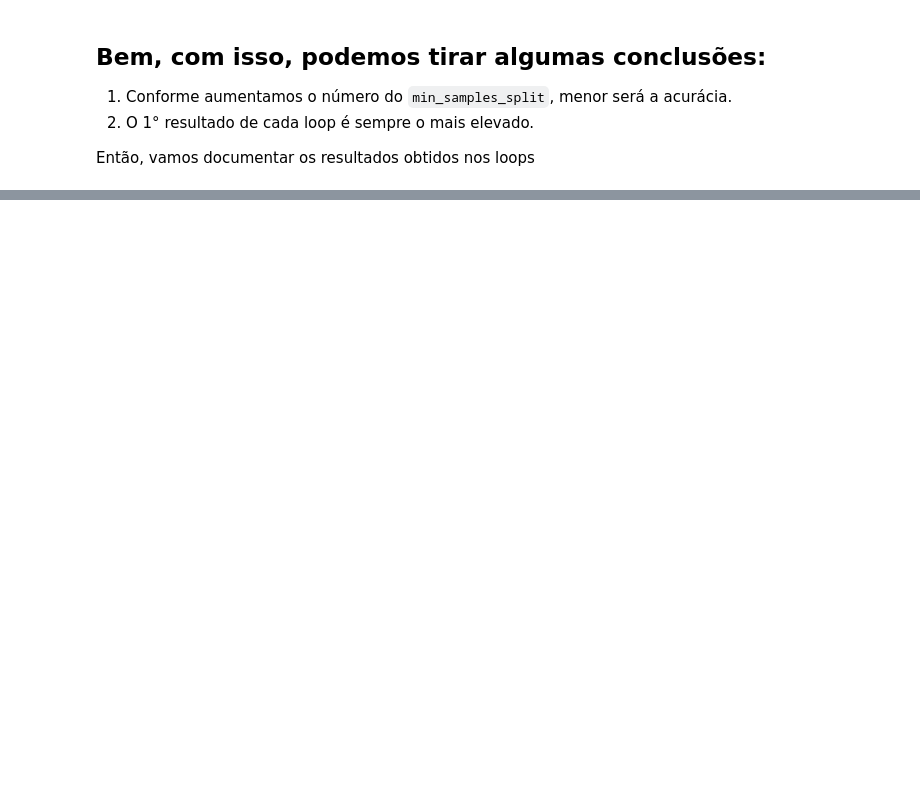
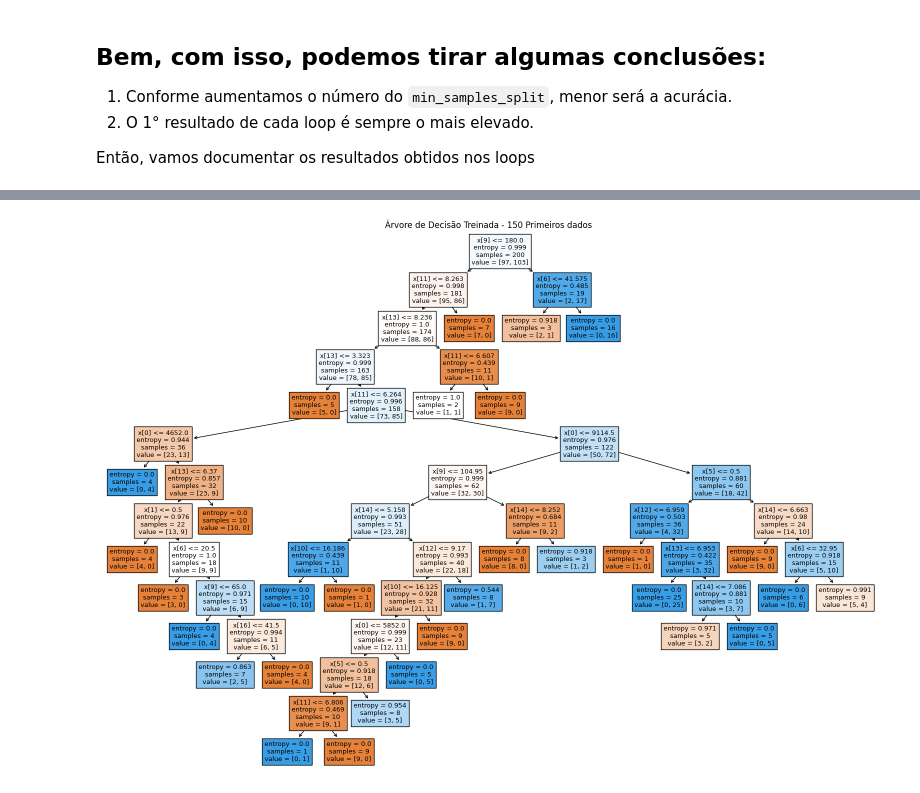
Before and after one commit to Equipe5-ifam-cmzl/trabalho-final, a Jupyter notebook: src/Carlos/sprint04/DecisionTree.ipynb, the cells around one changed output, grey strips where cells are left out. Drawn from its saved outputs; the diff is of its cells as text; code cells hidden in the pictures; blank space fills up the shorter version.

Commit message:
Carlos -> edit DecisionTree & RandomForest

```diff
--- a/src/Carlos/sprint04/DecisionTree.ipynb
+++ b/src/Carlos/sprint04/DecisionTree.ipynb
@@ -12,8 +12,8 @@ dataset = pd.read_csv(link)
 
 featureNames = ['risk_score', 'amount_requested', 'has_debt', 'income']
 
-X = pd.DataFrame(dataset, columns=featureNames)
-y = np.array(dataset['e_signed'])
+X = dataset.drop(['e_signed'], axis=1)
+y = dataset['e_signed']
 # %%
 # 3 - Dividindo os dados de treino e teste
 
@@ -307,0 +321,15 @@ Acuracia com intervalo [1000, 50] => 0.7392
+# %%
+# Vamos do max_depth=500 ao max_depth=1000
+for max_depth_loop in range(600, 1100, 100):
+    for min_samples_loop in range(10, 60, 10):
+        model = DecisionTreeClassifier(
+            criterion='gini',
+            splitter="best",
+            max_depth=max_depth_loop,
+            min_samples_split=min_samples_loop
+        )
+
+        model.fit(X_train, y_train)
+
+        print(f"Acuracia com intervalo [{max_depth_loop}, {min_samples_loop}] => {round(model.score(X_train, y_train), 4)}")
+    print("\n")
@@ -344,0 +412,21 @@ Então, vamos documentar os resultados obtidos nos loops
+# %%
+from sklearn.tree import plot_tree
+import matplotlib.pyplot as plt
+
+plt.figure(figsize=(20, 14))
+
+model = DecisionTreeClassifier(
+    criterion="entropy",
+    max_depth=1000,
+    min_samples_split=10
+).fit(
+    X_train[0:200],
+    y_train[0:200]
+)
+
+plot_tree(model, filled=True)
+
+plt.title("Árvore de Decisão Treinada - 150 Primeiros dados")
+plt.show()
+# %% [output]
+[figure, added]
```
Also changed, not shown: parts of 25 cells of this notebook, 13 other files.
